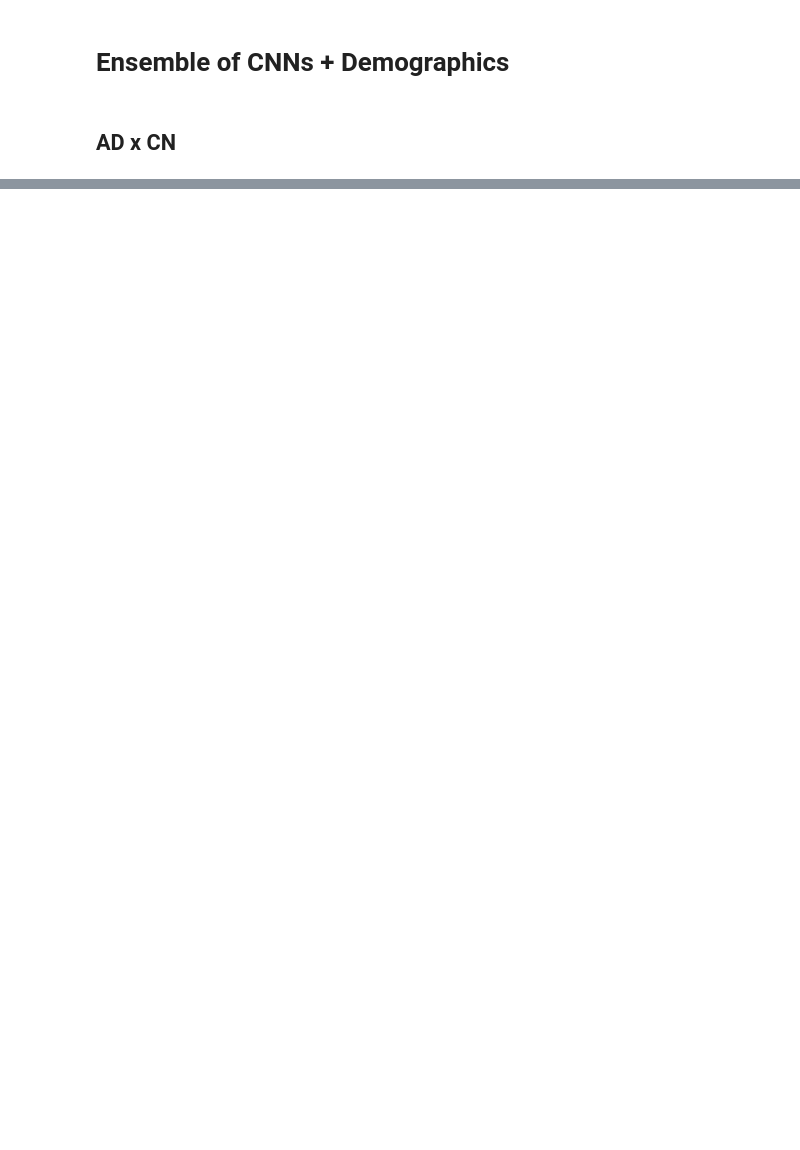
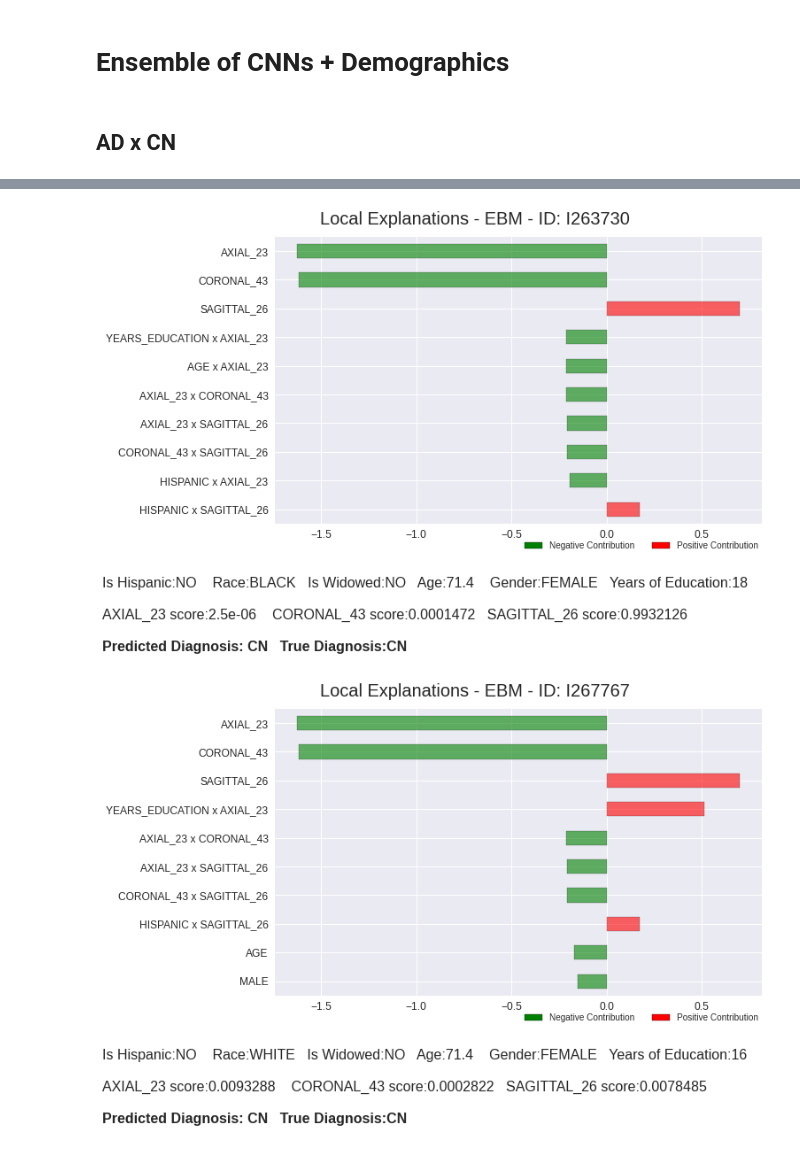
Before and after one commit to lucasthim/mmml-alzheimer-diagnosis, a Jupyter notebook: notebooks/dissertation/05_explanations_local_ensemble.ipynb, the cells around one changed output, grey strips where cells are left out. Drawn from its saved outputs; the diff is of its cells as text; code cells hidden in the pictures; blank space fills up the shorter version.

```diff
--- a/notebooks/dissertation/05_explanations_local_ensemble.ipynb
+++ b/notebooks/dissertation/05_explanations_local_ensemble.ipynb
@@ -223,0 +127,6 @@ fig= plot_local_explanation(ebm,df_test,df_patient_data,sample_id = sample_id,ti
+# %%
+explanation_fig = explainer.explain(sample_id='I263730')
+explanation_fig = explainer.explain(sample_id='I267767')
+# %% [output]
+[figure, added]
+[figure, added]
```
Also changed, not shown: parts of 16 cells of this notebook, 5 other files.
